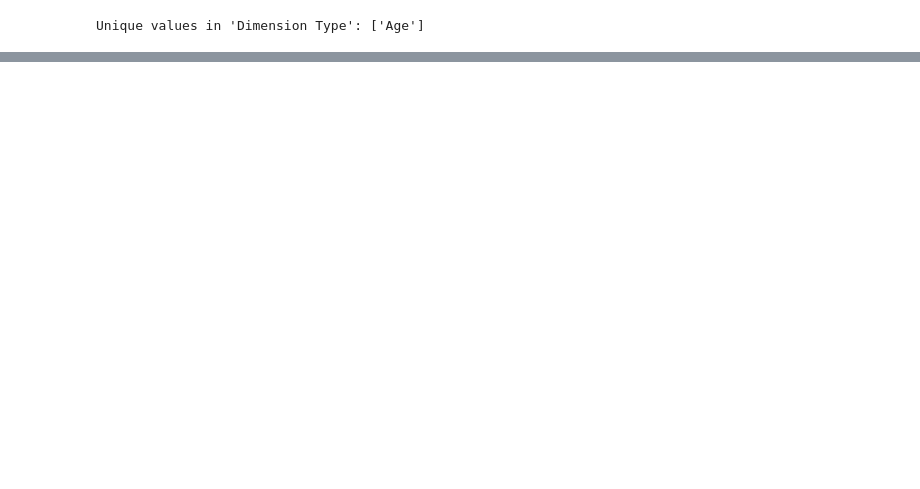
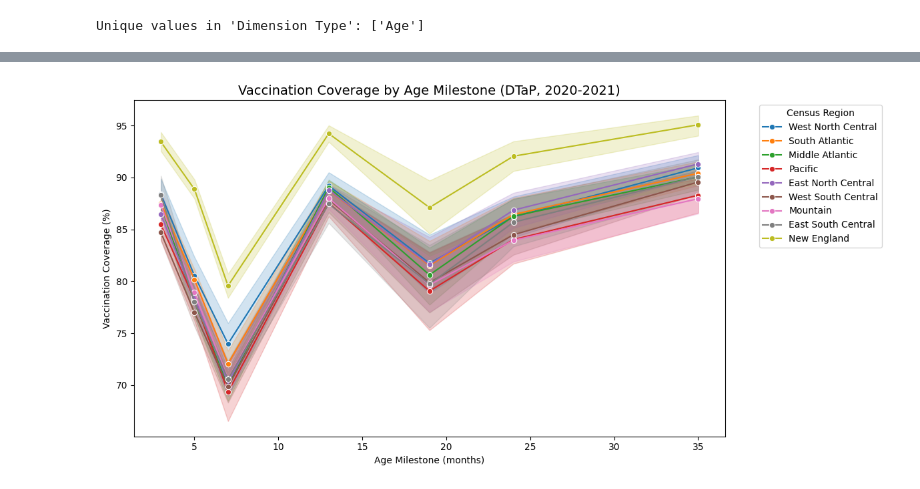
Before and after one commit to Khoi-cpu/RNN_COVID_GROUP, a Jupyter notebook: DTaP_Vaccination_TWOWAYANOVA.ipynb, the cells around one changed output, grey strips where cells are left out. Cells and saved outputs as stored; diff of their text form; code cells hidden in the pictures; blank space fills up the shorter version.

```diff
--- a/DTaP_Vaccination_TWOWAYANOVA.ipynb
+++ b/DTaP_Vaccination_TWOWAYANOVA.ipynb
@@ -179,0 +178,11 @@ df_age_only.sample(50)
+# %%
+plt.figure(figsize=(12, 6))
+sns.lineplot(data=df_filtered, x='Age Milestone (months)', y='Estimate (%)', hue='Census Region', marker='o')
+plt.title('Vaccination Coverage by Age Milestone (DTaP, 2020-2021)', fontsize=14)
+plt.ylabel('Vaccination Coverage (%)')
+plt.xlabel('Age Milestone (months)')
+plt.legend(title='Census Region', bbox_to_anchor=(1.05, 1), loc='upper left')
+plt.tight_layout()
+plt.show()
+# %% [output]
+[figure, added]
```
Also changed, not shown: parts of 10 cells of this notebook.
